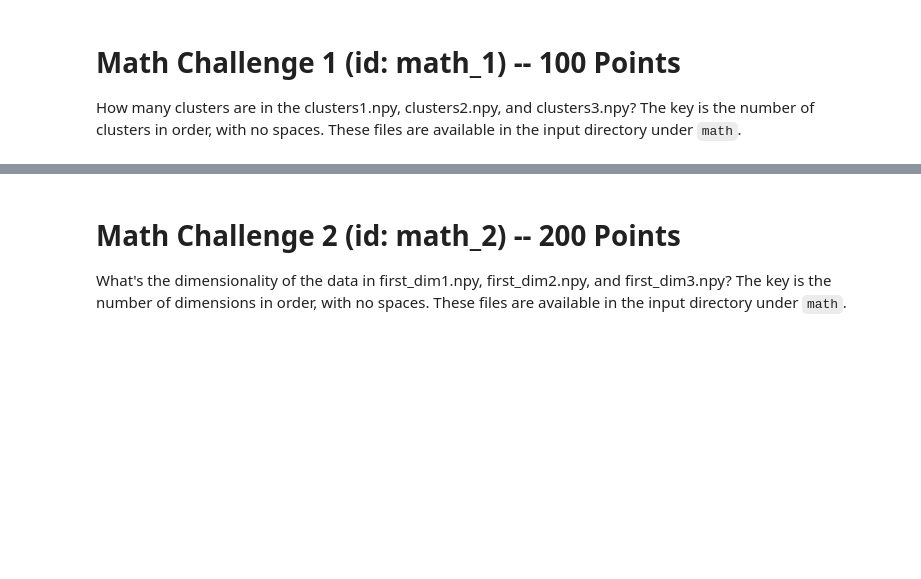
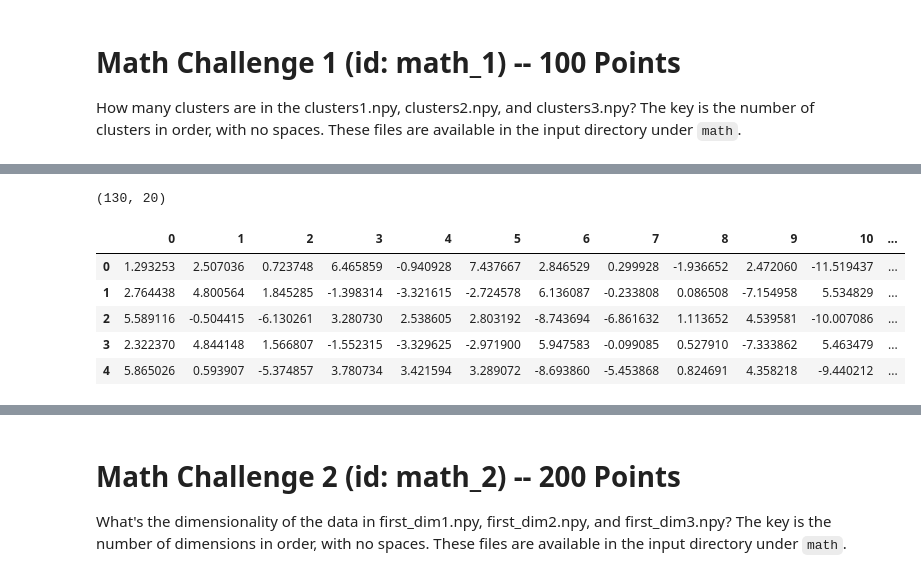
Before and after one commit to renaudjmathieu/Kaggle, a Jupyter notebook: DEFCON AI Village Capture-the-Flag (CTF)/getting-started.ipynb, the cells around one changed output, grey strips where cells are left out. Cells and saved outputs as stored; diff of their text form; code cells hidden in the pictures; blank space fills up the shorter version.

```diff
--- a/DEFCON AI Village Capture-the-Flag (CTF)/getting-started.ipynb
+++ b/DEFCON AI Village Capture-the-Flag (CTF)/getting-started.ipynb
@@ -97,0 +133,13 @@ How many clusters are in the clusters1.npy, clusters2.npy, and clusters3.npy? Th
+# %%
+data.shape
+# %% [output]
+(130, 20)
+# %%
+data.head()
+# %% [output]
+|  | 0 | 1 | 2 | 3 | 4 | 5 | 6 | 7 | 8 | 9 | 10 | ... |
+| 0 | 1.293253 | 2.507036 | 0.723748 | 6.465859 | -0.940928 | 7.437667 | 2.846529 | 0.299928 | -1.936652 | 2.472060 | -11.519437 | ... |
+| 1 | 2.764438 | 4.800564 | 1.845285 | -1.398314 | -3.321615 | -2.724578 | 6.136087 | -0.233808 | 0.086508 | -7.154958 | 5.534829 | ... |
+| 2 | 5.589116 | -0.504415 | -6.130261 | 3.280730 | 2.538605 | 2.803192 | -8.743694 | -6.861632 | 1.113652 | 4.539581 | -10.007086 | ... |
+| 3 | 2.322370 | 4.844148 | 1.566807 | -1.552315 | -3.329625 | -2.971900 | 5.947583 | -0.099085 | 0.527910 | -7.333862 | 5.463479 | ... |
+| 4 | 5.865026 | 0.593907 | -5.374857 | 3.780734 | 3.421594 | 3.289072 | -8.693860 | -5.453868 | 0.824691 | 4.358218 | -9.440212 | ... |
```
Also changed, not shown: parts of 12 cells of this notebook, 3 other files.
